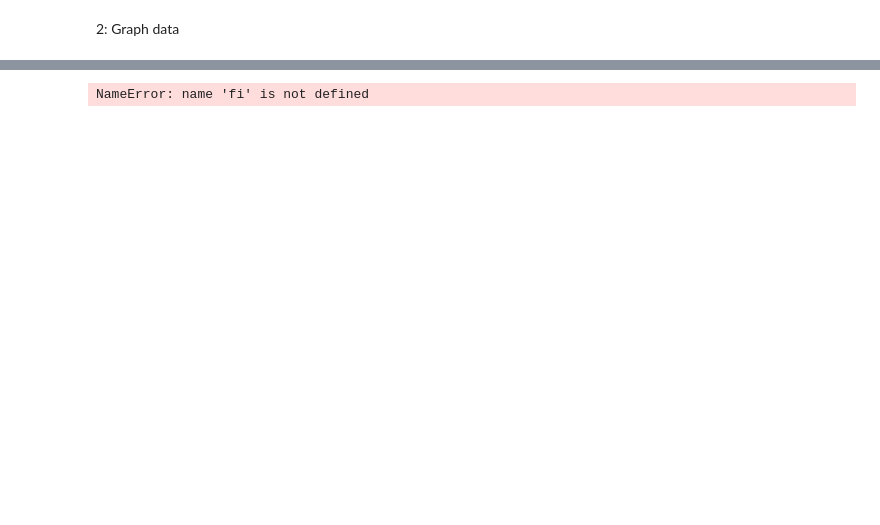
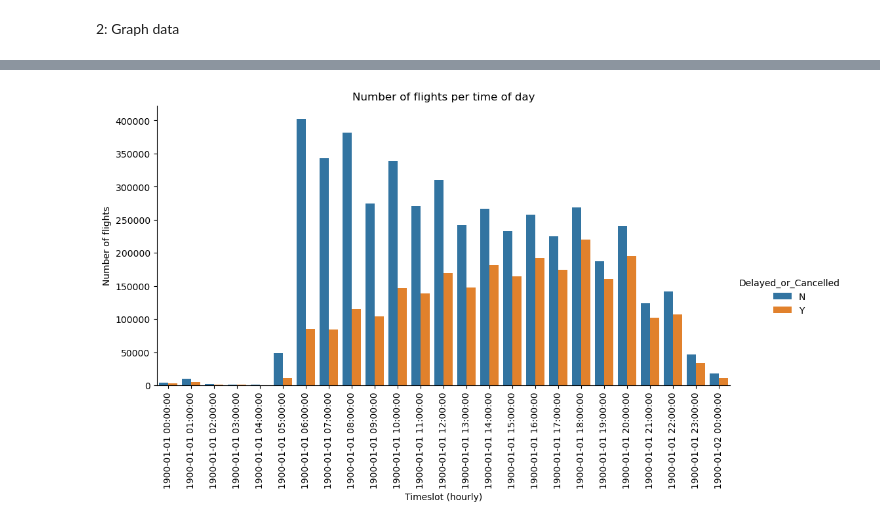
Before and after one commit to segoldsmith/Capstone2, a Jupyter notebook: capstone2_EDA.ipynb, the cells around one changed output, grey strips where cells are left out. Saved outputs shown, nothing was run; the diff lists cells and outputs as text; code cells hidden in the pictures; blank space fills up the shorter version.

```diff
--- a/capstone2_EDA.ipynb
+++ b/capstone2_EDA.ipynb
@@ -52,3 +139,11 @@ plt.show()
+# %%
+#create monthly and hourly columns to graph
+
+fi['month'] = pd.to_datetime(fi['Date'])
+fi['month'] = fi['month'].dt.month
+
+fi['hour_depart'] = pd.to_datetime(fi['Planned_depart_time'], format='%H:%M:%S')
+fi['hour_depart'] = fi['hour_depart'].dt.round('H')
 # %%
 #graph number of delayed/cancelled flights per Month
 sns.catplot(x='month', data=fi, kind='count', hue='Delayed_or_Cancelled')
@@ -59,12 +176,12 @@ plt.show()
 # %%
 #graph number of delayed/cancelled flights per hourly timeslot
-timefeat=sorted(fi['rounded_to_hour'].unique())
+timefeat=sorted(fi['hour_depart'].unique())
 
-sns.catplot(x='rounded_to_hour', hue ='Delayed_or_Cancelled', data=fi, kind='count', aspect=2, order=timefeat)
+sns.catplot(x='hour_depart', hue ='Delayed_or_Cancelled', data=fi, kind='count', aspect=2, order=timefeat)
 plt.xticks(rotation='vertical')
 plt.xlabel('Timeslot (hourly)')
 plt.ylabel('Number of flights')
-plt.title('Number of flights per timeslot')
+plt.title('Number of flights per time of day')
 plt.show()
 # %% [output]
-NameError: name 'fi' is not defined
+[figure, added]
```
Also changed, not shown: parts of 26 cells of this notebook.
